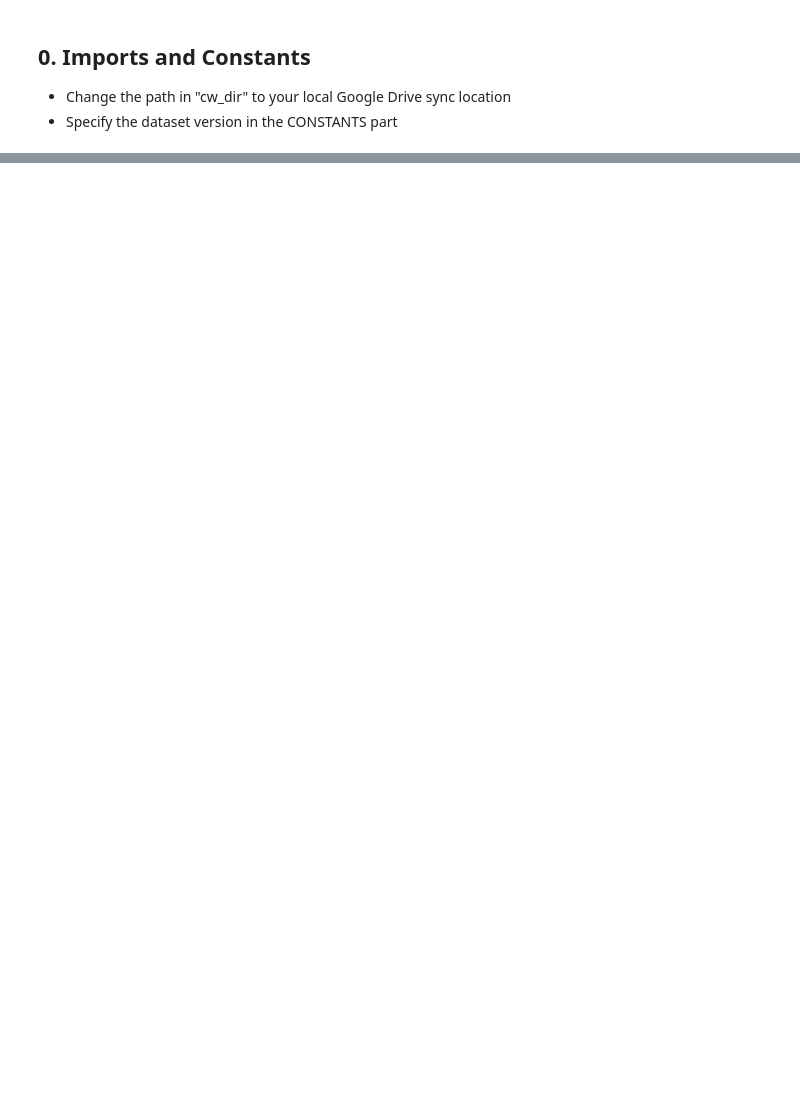
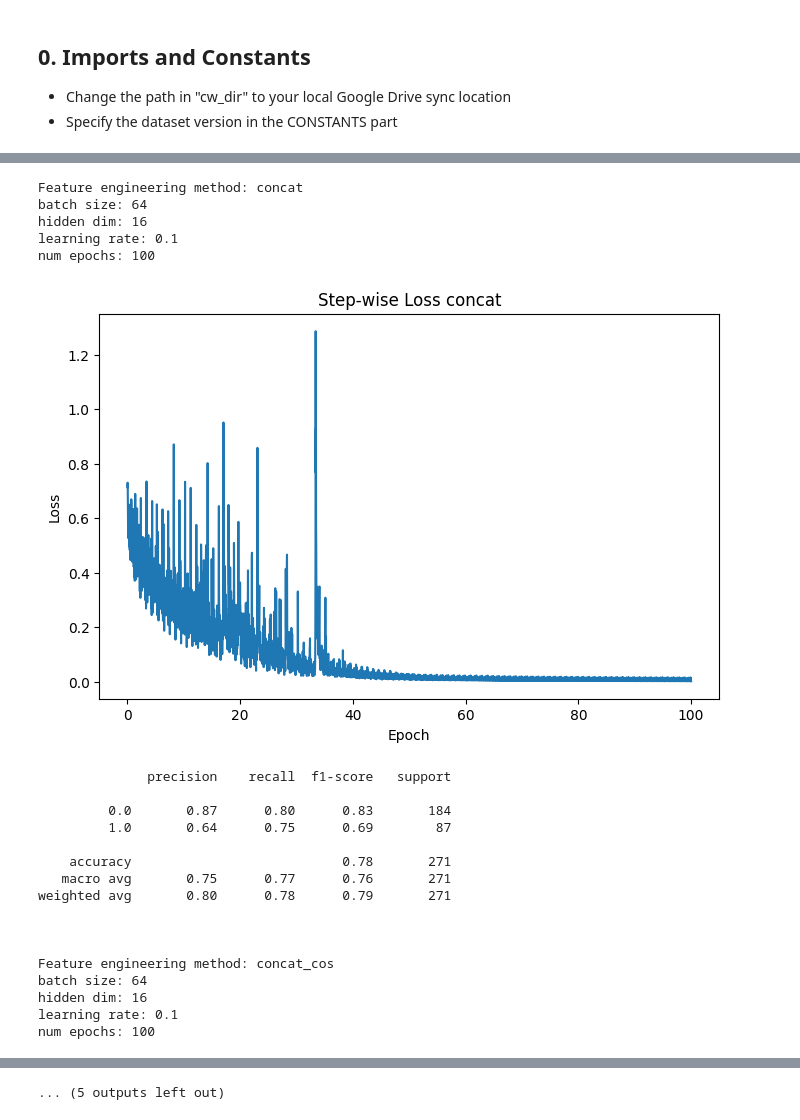
Before and after one commit to jelmis/check-worthiness, a Jupyter notebook: prototyping/CIMC-15_train-inital-nn/main.ipynb, the cells around one changed output, grey strips where cells are left out. Saved outputs shown, nothing was run; the diff lists cells and outputs as text; code cells hidden in the pictures; blank space fills up the shorter version.

Commit message:
CIMC-15 Trained vanilla neural network on basic features

```diff
--- a/prototyping/CIMC-15_train-inital-nn/main.ipynb
+++ b/prototyping/CIMC-15_train-inital-nn/main.ipynb
@@ -79,0 +109,6 @@ train_dataloader = DataLoader(dataset=train_data, batch_size=1, shuffle=True)
+# %%
+# Instantiate VanillaDatasets
+split_to_method_to_dataset = {split: {fe_method: VanillaDataset(split_to_method_to_matrix[split][fe_method], split_to_labels[split]) for fe_method in FE_METHODS} for split in SPLITS}
+
+# Instantiate Dataloaders
+split_to_method_to_dataloader = {split: {fe_method: DataLoader(split_to_method_to_dataset[split][fe_method], batch_size=batch_size) for fe_method in FE_METHODS} for split in SPLITS}
@@ -79,0 +117,7 @@ train_dataloader = DataLoader(dataset=train_data, batch_size=1, shuffle=True)
+# %%
+example_train_loader = split_to_method_to_dataloader["train"]["concat"]
+example_train_set = split_to_method_to_dataset["train"]["concat"]
+print(f"No. of examples in the training set: {len(example_train_set[0][0])}")
+for batch_no, batch in enumerate(example_train_loader):
+    print(f"Batch No: {batch_no}\nfeatures in batch: {batch[0].shape}\nlabels in batch: {batch[1].shape}")
+    break
@@ -114,0 +155,7 @@ for epoch in range(num_epochs):
+# %%
+# Training params
+lr = 0.1
+loss_fn = torch.nn.BCELoss()
+num_epochs = 100
+hidden_dim = 16
+output_dim = 1
@@ -114,0 +165,57 @@ for epoch in range(num_epochs):
+# %%
+# Training model for every feature engineering method
+for fe_method in FE_METHODS:
+    # Print info
+    print(f"Feature engineering method: {fe_method}\n"
+          f"batch size: {batch_size}\n"
+          f"hidden dim: {hidden_dim}\n"
+          f"learning rate: {lr}\n"
+          f"num epochs: {num_epochs}\n")
+
+    # Get dataset and loader
+    train_set = split_to_method_to_dataset["train"][fe_method]
+    train_dataloader = split_to_method_to_dataloader["train"][fe_method]
+
+    # Instantiate the model
+    input_dim = len(train_set[0][0])
+    model = VanillaNN(input_dim, hidden_dim, output_dim)
+
+    # Define the optimizer
+    optimizer = torch.optim.SGD(model.parameters(), lr=lr)
+
+    # Train the model
+    losses = training_loop(train_dataloader, optimizer, model, loss_fn, num_epochs)
+
+    # Save the model
+    model_path = f"{models_dir}/{fe_method}_{dataset_version}.pt"
+    torch.save(model.state_dict(), model_path)
+
+    # Visualize loss
+    train.plot_losses(num_epochs, losses, fe_method)
+
+    # Compute basic metrics
+    dev_dataloader = split_to_method_to_dataloader["dev"][fe_method]
+    print(evaluate_model(model, dev_dataloader), "\n\n")
+# %% [output]
+Feature engineering method: concat
+batch size: 64
+hidden dim: 16
+learning rate: 0.1
+num epochs: 100
+[figure, added]
+              precision    recall  f1-score   support
+
+         0.0       0.87      0.80      0.83       184
+         1.0       0.64      0.75      0.69        87
+
+    accuracy                           0.78       271
+   macro avg       0.75      0.77      0.76       271
+weighted avg       0.80      0.78      0.79       271
+
+
+
+Feature engineering method: concat_cos
+batch size: 64
+hidden dim: 16
+learning rate: 0.1
+num epochs: 100
@@ -114,0 +291 @@ for epoch in range(num_epochs):
+... (5 outputs left out)
```
Also changed, not shown: parts of 31 cells of this notebook, 5 other files.
